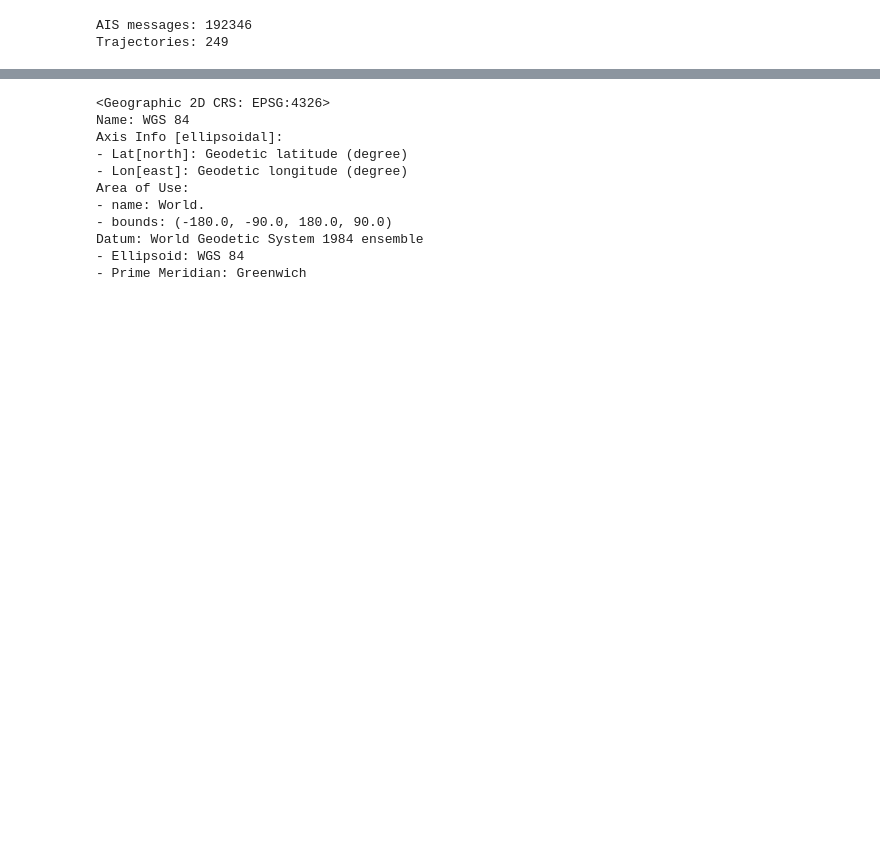
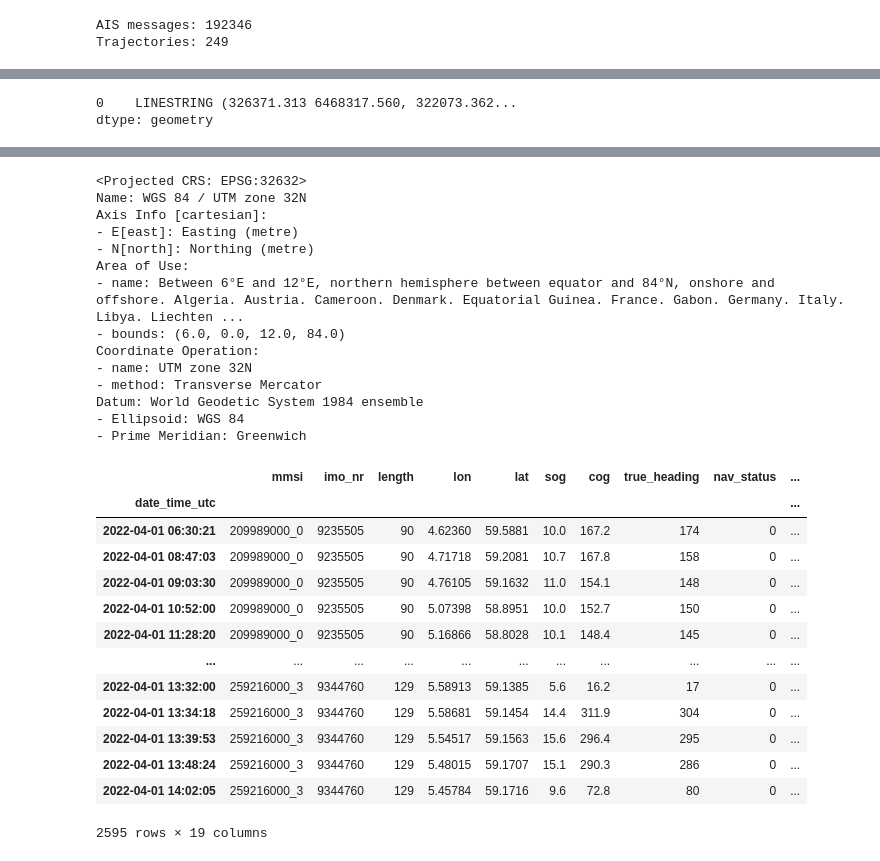
Before and after one commit to vhffm/maritime_route_prediction, a Jupyter notebook: notebooks/sandbox.ipynb, the cells around one changed output, grey strips where cells are left out. Saved outputs shown, nothing was run; the diff lists cells and outputs as text; code cells hidden in the pictures; blank space fills up the shorter version.

```diff
--- a/notebooks/sandbox.ipynb
+++ b/notebooks/sandbox.ipynb
@@ -33,3 +33,4 @@ from maritime_traffic_network import MaritimeTrafficNetwork
 # read raw data from file
 filename = '../data/processed/202204_points_stavanger_cleaned_meta_200k.parquet'
 gdf = gpd.read_parquet(filename)
+gdf.to_crs(32632, inplace=True)
@@ -87 +75,6 @@ DP_trajectory = network.significant_points_trajectory.get_trajectory(mmsi)
+# %%
+nst
+# %% [output]
+0    LINESTRING (326371.313 6468317.560, 322073.362...
+dtype: geometry
 # %%
@@ -94,14 +88,34 @@ map
 # %%
 trajectory.get_crs()
 # %% [output]
-<Geographic 2D CRS: EPSG:4326>
-Name: WGS 84
-Axis Info [ellipsoidal]:
-- Lat[north]: Geodetic latitude (degree)
-- Lon[east]: Geodetic longitude (degree)
+<Projected CRS: EPSG:32632>
+Name: WGS 84 / UTM zone 32N
+Axis Info [cartesian]:
+- E[east]: Easting (metre)
+- N[north]: Northing (metre)
 Area of Use:
-- name: World.
-- bounds: (-180.0, -90.0, 180.0, 90.0)
+- name: Between 6°E and 12°E, northern hemisphere between equator and 84°N, onshore and offshore. Algeria. Austria. Cameroon. Denmark. Equatorial Guinea. France. Gabon. Germany. Italy. Libya. Liechten ...
+- bounds: (6.0, 0.0, 12.0, 84.0)
+Coordinate Operation:
+- name: UTM zone 32N
+- method: Transverse Mercator
 Datum: World Geodetic System 1984 ensemble
 - Ellipsoid: WGS 84
 - Prime Meridian: Greenwich
+# %%
+network.significant_points
+# %% [output]
+|  | mmsi | imo_nr | length | lon | lat | sog | cog | true_heading | nav_status | ... |
+| date_time_utc |  |  |  |  |  |  |  |  |  | ... |
+| 2022-04-01 06:30:21 | 209989000_0 | 9235505 | 90 | 4.62360 | 59.5881 | 10.0 | 167.2 | 174 | 0 | ... |
+| 2022-04-01 08:47:03 | 209989000_0 | 9235505 | 90 | 4.71718 | 59.2081 | 10.7 | 167.8 | 158 | 0 | ... |
+| 2022-04-01 09:03:30 | 209989000_0 | 9235505 | 90 | 4.76105 | 59.1632 | 11.0 | 154.1 | 148 | 0 | ... |
+| 2022-04-01 10:52:00 | 209989000_0 | 9235505 | 90 | 5.07398 | 58.8951 | 10.0 | 152.7 | 150 | 0 | ... |
+| 2022-04-01 11:28:20 | 209989000_0 | 9235505 | 90 | 5.16866 | 58.8028 | 10.1 | 148.4 | 145 | 0 | ... |
+| ... | ... | ... | ... | ... | ... | ... | ... | ... | ... | ... |
+| 2022-04-01 13:32:00 | 259216000_3 | 9344760 | 129 | 5.58913 | 59.1385 | 5.6 | 16.2 | 17 | 0 | ... |
+| 2022-04-01 13:34:18 | 259216000_3 | 9344760 | 129 | 5.58681 | 59.1454 | 14.4 | 311.9 | 304 | 0 | ... |
+| 2022-04-01 13:39:53 | 259216000_3 | 9344760 | 129 | 5.54517 | 59.1563 | 15.6 | 296.4 | 295 | 0 | ... |
+| 2022-04-01 13:48:24 | 259216000_3 | 9344760 | 129 | 5.48015 | 59.1707 | 15.1 | 290.3 | 286 | 0 | ... |
+| 2022-04-01 14:02:05 | 259216000_3 | 9344760 | 129 | 5.45784 | 59.1716 | 9.6 | 72.8 | 80 | 0 | ... |
+2595 rows × 19 columns
```
Also changed, not shown: parts of 8 cells of this notebook, 5 other files.
